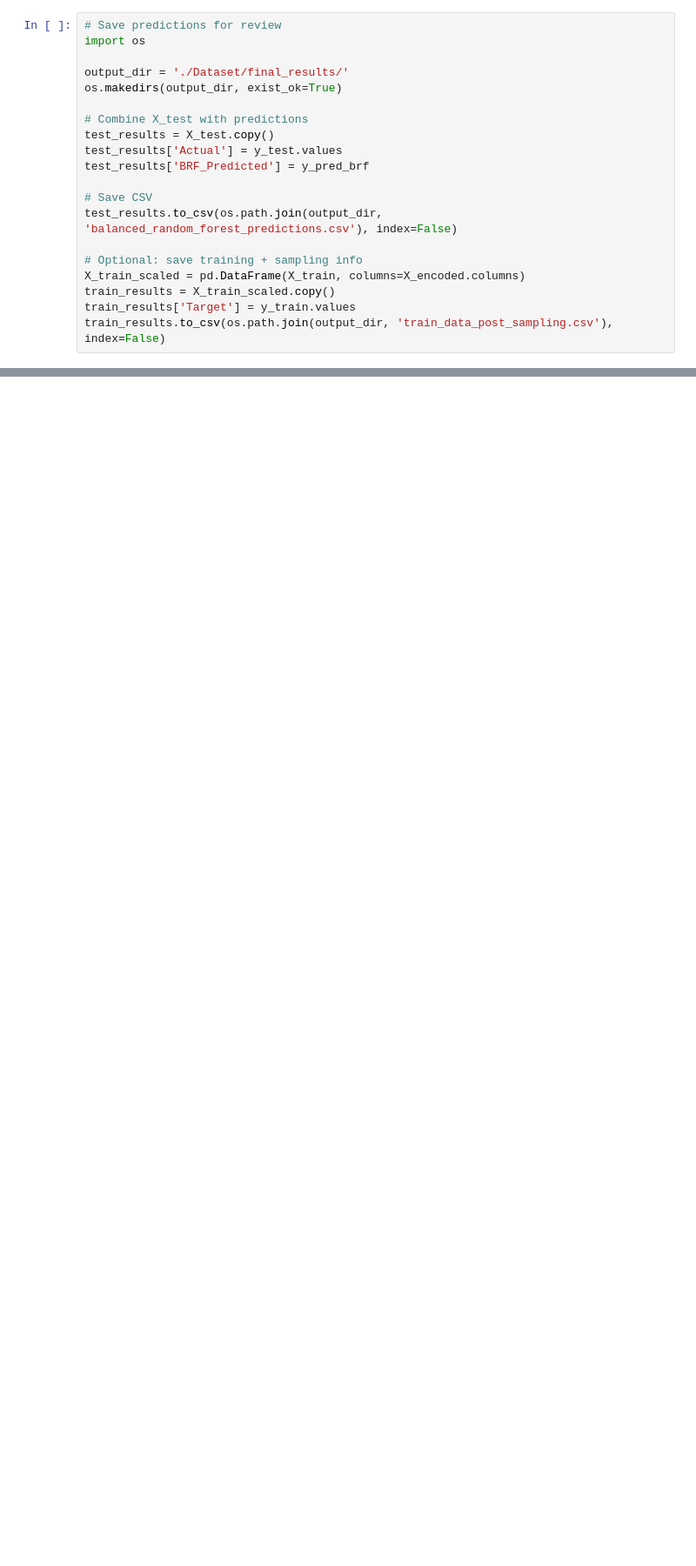
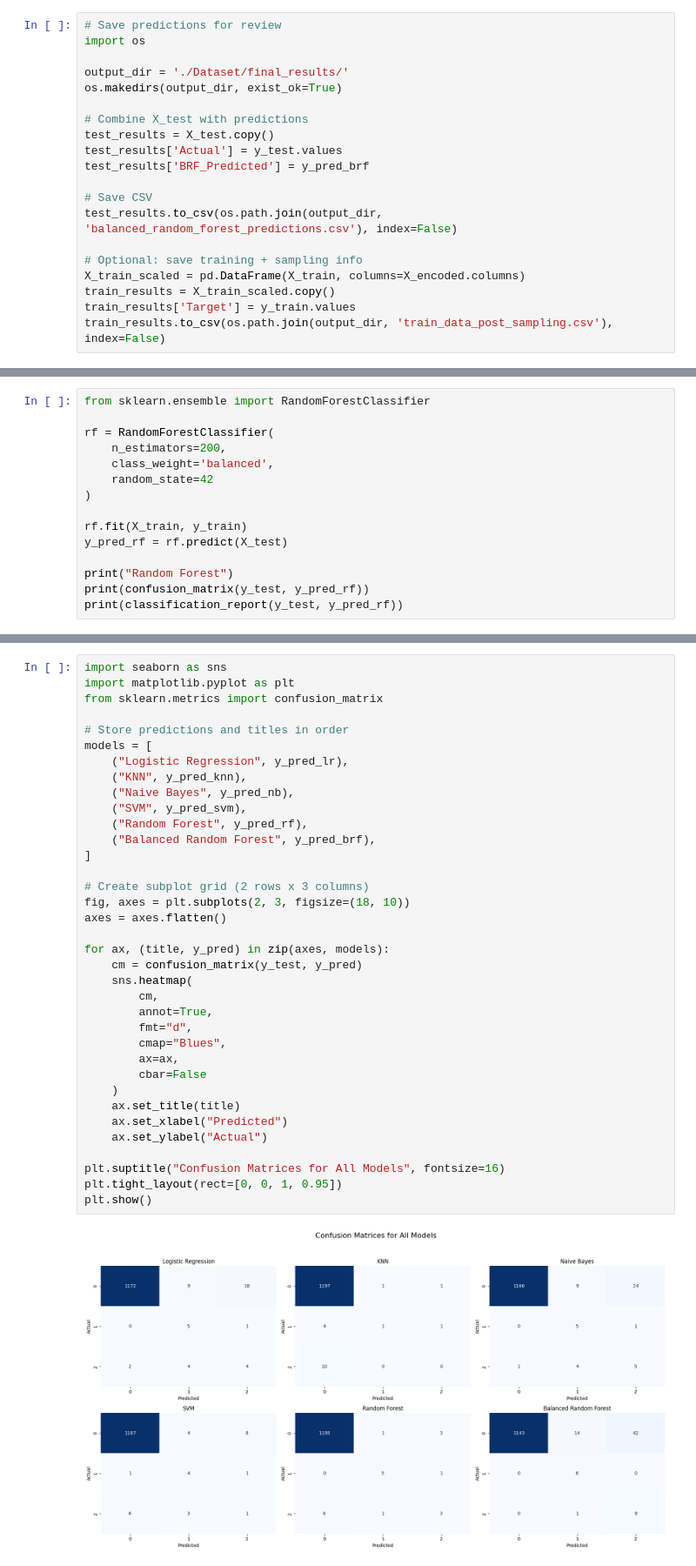
Before and after one commit to springboardmentor74280b-design/Habitability-of-Exoplanets, a Jupyter notebook: main_2.ipynb, the cells around one changed output, grey strips where cells are left out. Shown: that part at 87% size. Drawn from its saved outputs; the diff is of its cells as text; blank space fills up the shorter version.

```diff
--- a/main_2.ipynb
+++ b/main_2.ipynb
@@ -769,0 +826,15 @@ train_results.to_csv(os.path.join(output_dir, 'train_data_post_sampling.csv'), i
+# %%
+from sklearn.ensemble import RandomForestClassifier
+
+rf = RandomForestClassifier(
+    n_estimators=200,
+    class_weight='balanced',
+    random_state=42
+)
+
+rf.fit(X_train, y_train)
+y_pred_rf = rf.predict(X_test)
+
+print("Random Forest")
+print(confusion_matrix(y_test, y_pred_rf))
+print(classification_report(y_test, y_pred_rf))
@@ -769,0 +855,38 @@ train_results.to_csv(os.path.join(output_dir, 'train_data_post_sampling.csv'), i
+# %%
+import seaborn as sns
+import matplotlib.pyplot as plt
+from sklearn.metrics import confusion_matrix
+
+# Store predictions and titles in order
+models = [
+    ("Logistic Regression", y_pred_lr),
+    ("KNN", y_pred_knn),
+    ("Naive Bayes", y_pred_nb),
+    ("SVM", y_pred_svm),
+    ("Random Forest", y_pred_rf),
+    ("Balanced Random Forest", y_pred_brf),
+]
+
+# Create subplot grid (2 rows x 3 columns)
+fig, axes = plt.subplots(2, 3, figsize=(18, 10))
+axes = axes.flatten()
+
+for ax, (title, y_pred) in zip(axes, models):
+    cm = confusion_matrix(y_test, y_pred)
+    sns.heatmap(
+        cm,
+        annot=True,
+        fmt="d",
+        cmap="Blues",
+        ax=ax,
+        cbar=False
+    )
+    ax.set_title(title)
+    ax.set_xlabel("Predicted")
+    ax.set_ylabel("Actual")
+
+plt.suptitle("Confusion Matrices for All Models", fontsize=16)
+plt.tight_layout(rect=[0, 0, 1, 0.95])
+plt.show()
+# %% [output]
+[figure, added]
```
Also changed, not shown: parts of 13 cells of this notebook.
